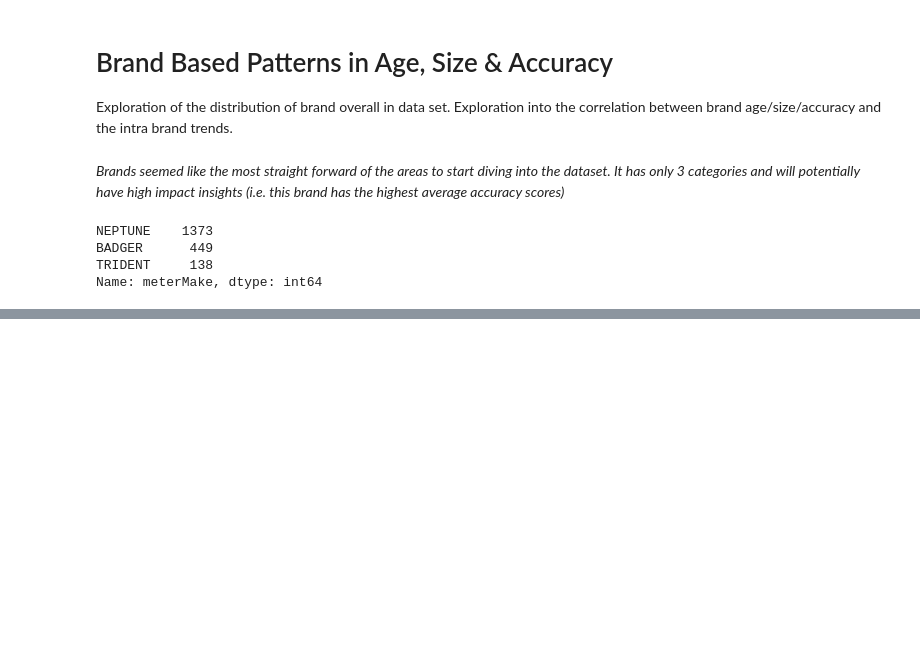
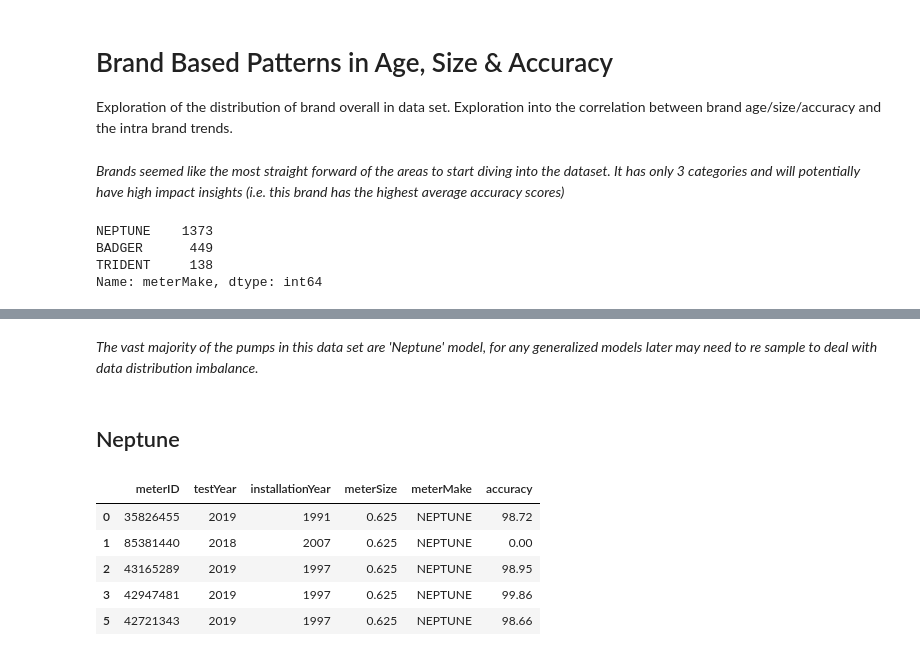
Before and after one commit to kristen770/Waterpump-Quality-Analysis, a Jupyter notebook: WSO_Water_Meter_Dataset_Initial_Analysis.ipynb, the cells around one changed output, grey strips where cells are left out. Drawn from its saved outputs; the diff is of its cells as text; code cells hidden in the pictures; blank space fills up the shorter version.

```diff
--- a/WSO_Water_Meter_Dataset_Initial_Analysis.ipynb
+++ b/WSO_Water_Meter_Dataset_Initial_Analysis.ipynb
@@ -230,3 +244,5 @@ fig.update_traces(hoverinfo='label+percent', textinfo='label+ value+percent',
 fig.show()
 # %% [output]
 [interactive output not drawn]
+# %% [markdown]
+*The vast majority of the pumps in this data set are 'Neptune' model, for any generalized models later may need to re sample to deal with data distribution imbalance.*
@@ -232,0 +254,12 @@ fig.show()
+# %% [markdown]
+## Neptune
+# %%
+#sanity check
+neptune.head()
+# %% [output]
+|  | meterID | testYear | installationYear | meterSize | meterMake | accuracy |
+| 0 | 35826455 | 2019 | 1991 | 0.625 | NEPTUNE | 98.72 |
+| 1 | 85381440 | 2018 | 2007 | 0.625 | NEPTUNE | 0.00 |
+| 2 | 43165289 | 2019 | 1997 | 0.625 | NEPTUNE | 98.95 |
+| 3 | 42947481 | 2019 | 1997 | 0.625 | NEPTUNE | 99.86 |
+| 5 | 42721343 | 2019 | 1997 | 0.625 | NEPTUNE | 98.66 |
```
Also changed, not shown: parts of 15 cells of this notebook.
